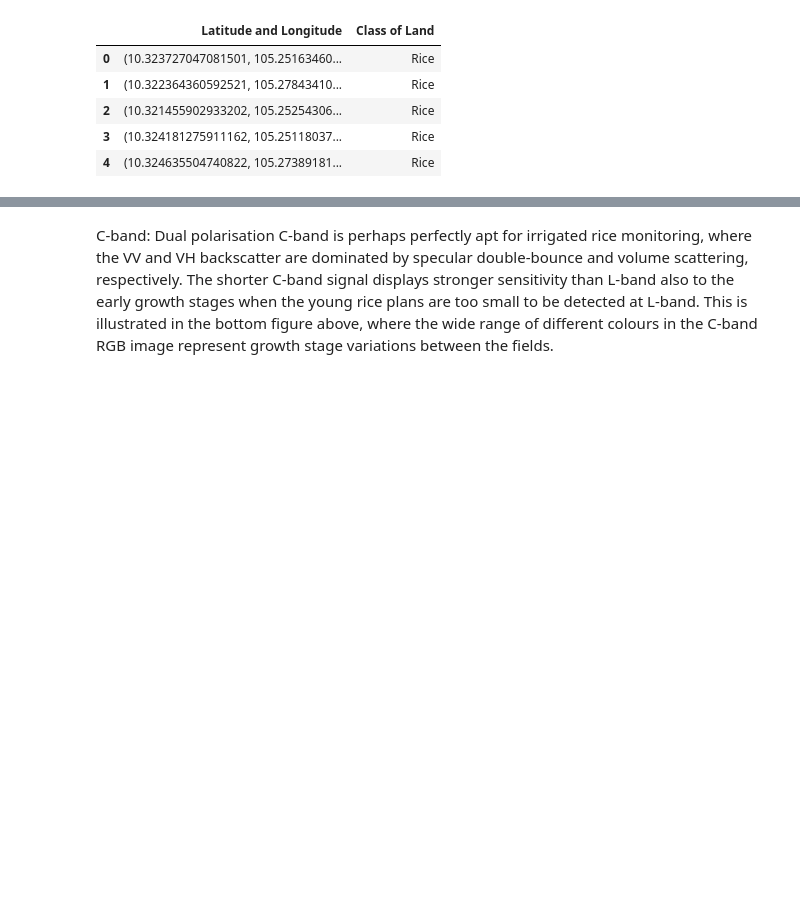
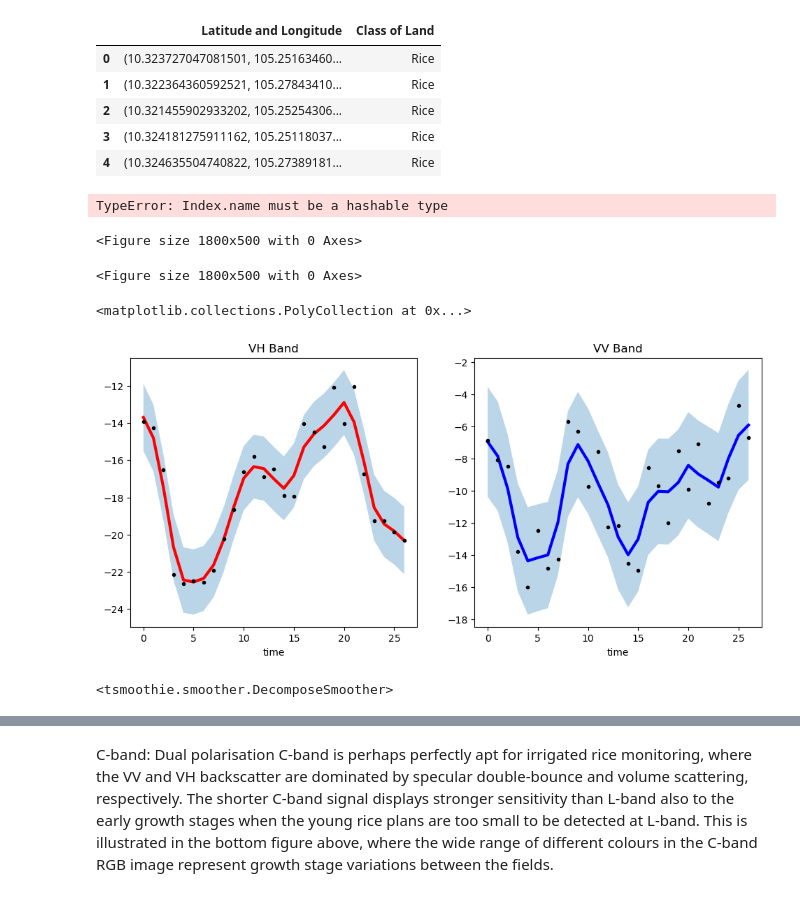
Before and after one commit to Martoto/EY-Open-Science-Data-Challenge, a Jupyter notebook: Get_Data.ipynb, the cells around one changed output, grey strips where cells are left out. Cells and saved outputs as stored; diff of their text form; code cells hidden in the pictures; blank space fills up the shorter version.

```diff
--- a/Get_Data.ipynb
+++ b/Get_Data.ipynb
@@ -114,7 +106,18 @@ coordinates=crop_presence_data['Latitude and Longitude']
 data = db_scale(get_sentinel_data(coordinates[0],time_slice,assets, bbox_size_px = 5))
 data.head()
 mean = data.mean(dim=['latitude','longitude']).compute()
+crossCo = (mean.vv/mean.vh)
+mean = mean.to_array(dim='time')
+xr.concat([mean, crossCo], dim='time')
+# %% [output]
+TypeError: Index.name must be a hashable type
 # %%
 #apply time series smoothing
 smoother = LowessSmoother(smooth_fraction=0.1, iterations=1)
-smoother.smooth(data)
+smoother.smooth(mean.to_array(dim='time'))
+low, up = smoother.get_intervals('prediction_interval')
+# plot the smoothed timeseries with intervals
+plt.figure(figsize=(18,5))
+# %% [output]
+<Figure size 1800x500 with 0 Axes>
+<Figure size 1800x500 with 0 Axes>
@@ -123,0 +124,29 @@ crossCo = mean.vv/mean.vh
+# %%
+# plot the smoothed timeseries with intervals
+plt.figure(figsize=(18,5))
+
+plt.subplot(1,3,1)
+plt.plot(smoother.smooth_data[0], linewidth=3, color='red')
+plt.plot(smoother.data[0], '.k')
+plt.title(f"VH Band"); plt.xlabel('time')
+
+plt.fill_between(range(len(smoother.data[i])), low[0], up[0], alpha=0.3)
+
+#plot for vv band
+plt.subplot(1,3,2)
+plt.plot(smoother.smooth_data[1], linewidth=3, color='blue')
+plt.plot(smoother.data[1], '.k')
+plt.title(f"VV Band"); plt.xlabel('time')
+
+plt.fill_between(range(len(smoother.data[1])), low[1], up[1], alpha=0.3)
+# %% [output]
+<matplotlib.collections.PolyCollection at 0x...>
+[figure, added]
+# %%
+#try seasonal smoothing
+# operate smoothing
+smoother = DecomposeSmoother(smooth_type='lowess', periods=12,
+                             smooth_fraction=0.3)
+smoother.smooth(mean.to_array(dim='time'))
+# %% [output]
+<tsmoothie.smoother.DecomposeSmoother>
```
Also changed, not shown: parts of 6 cells of this notebook.
